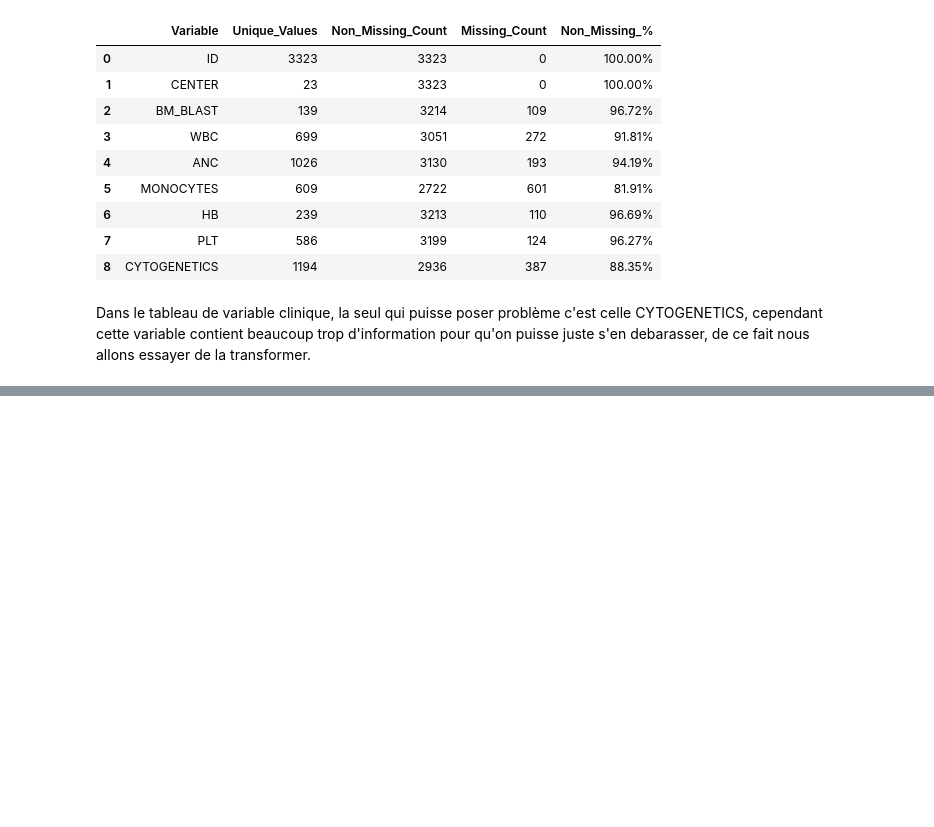
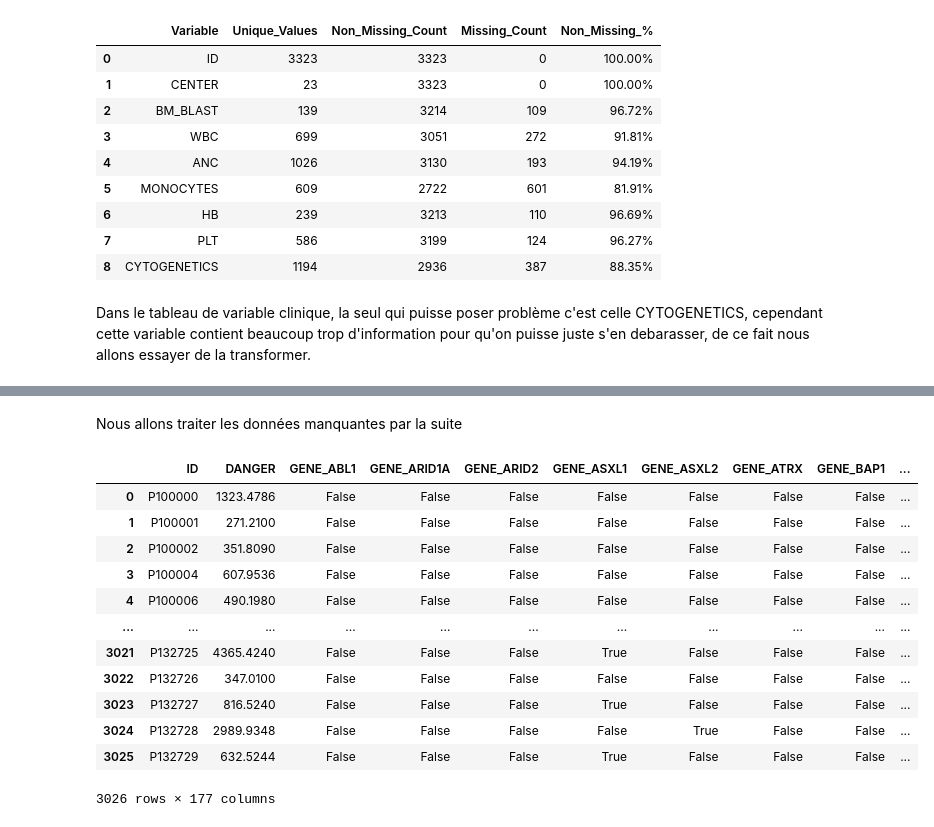
Before and after one commit to MouadQ793/leukemia-survival-calibration, a Jupyter notebook: final.ipynb, the cells around one changed output, grey strips where cells are left out. Cells and saved outputs as stored; diff of their text form; code cells hidden in the pictures; blank space fills up the shorter version.

```diff
--- a/final.ipynb
+++ b/final.ipynb
@@ -135,0 +194,18 @@ data.temporary.head()
+# %% [markdown]
+Nous allons traiter les données manquantes par la suite
+# %%
+data.save_data()
+# %% [output]
+|  | ID | DANGER | GENE_ABL1 | GENE_ARID1A | GENE_ARID2 | GENE_ASXL1 | GENE_ASXL2 | GENE_ATRX | GENE_BAP1 | ... |
+| 0 | P100000 | 1323.4786 | False | False | False | False | False | False | False | ... |
+| 1 | P100001 | 271.2100 | False | False | False | False | False | False | False | ... |
+| 2 | P100002 | 351.8090 | False | False | False | False | False | False | False | ... |
+| 3 | P100004 | 607.9536 | False | False | False | False | False | False | False | ... |
+| 4 | P100006 | 490.1980 | False | False | False | False | False | False | False | ... |
+| ... | ... | ... | ... | ... | ... | ... | ... | ... | ... | ... |
+| 3021 | P132725 | 4365.4240 | False | False | False | True | False | False | False | ... |
+| 3022 | P132726 | 347.0100 | False | False | False | False | False | False | False | ... |
+| 3023 | P132727 | 816.5240 | False | False | False | True | False | False | False | ... |
+| 3024 | P132728 | 2989.9348 | False | False | False | False | True | False | False | ... |
+| 3025 | P132729 | 632.5244 | False | False | False | True | False | False | False | ... |
+3026 rows × 177 columns
```
Also changed, not shown: parts of 13 cells of this notebook, 4 other files.
